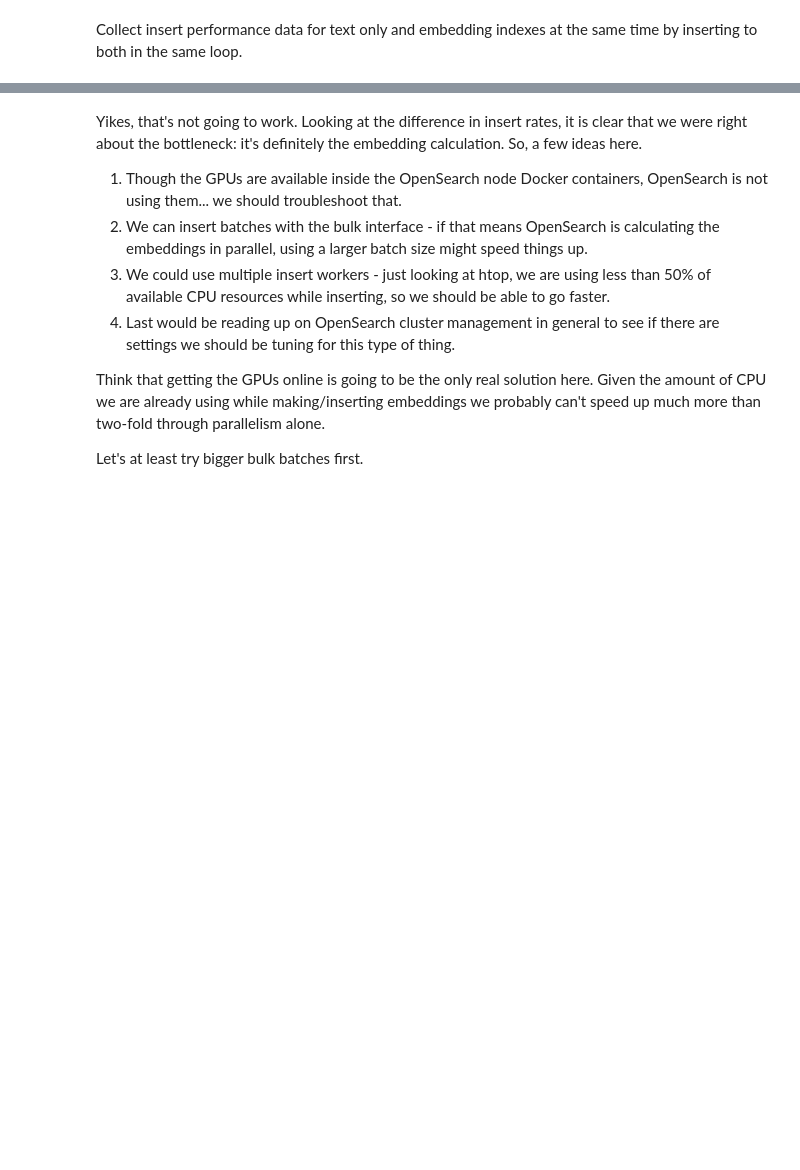
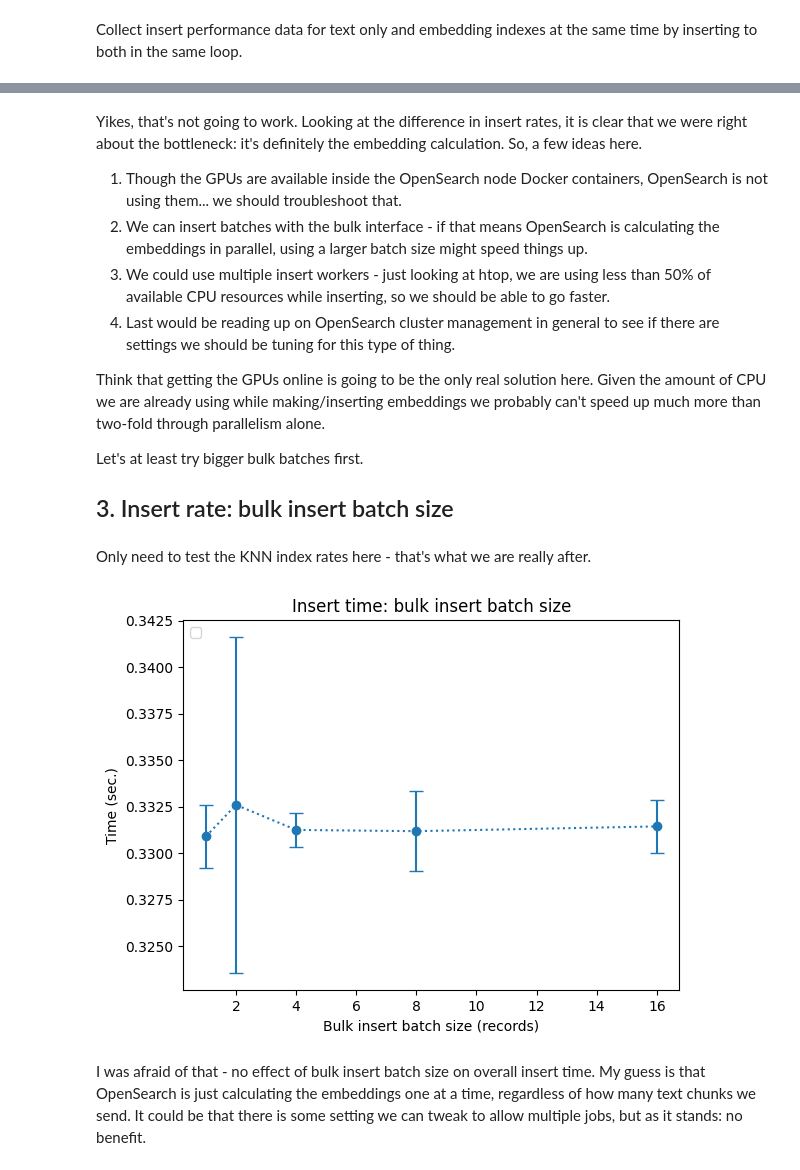
Before and after one commit to gperdrizet/OpenSearch, a Jupyter notebook: semantic_search/notebooks/03-opensearch_indexing.ipynb, the cells around one changed output, grey strips where cells are left out. Saved outputs shown, nothing was run; the diff lists cells and outputs as text; code cells hidden in the pictures; blank space fills up the shorter version.

```diff
--- a/semantic_search/notebooks/03-opensearch_indexing.ipynb
+++ b/semantic_search/notebooks/03-opensearch_indexing.ipynb
@@ -200,3 +227,16 @@ Yikes, that's not going to work. Looking at the difference in insert rates, it i
 Think that getting the GPUs online is going to be the only real solution here. Given the amount of CPU we are already using while making/inserting embeddings we probably can't speed up much more than two-fold through parallelism alone.
 
 Let's at least try bigger bulk batches first.
+
+## 3. Insert rate: bulk insert batch size
+# %%
+# Bulk insert batch sizes to test
+batch_sizes=[1,2,4,8,16]
+
+# Replicates for each batch size
+batch_size_replicates=3
+
+# Holder for results
+results={}
+# %% [markdown]
+Only need to test the KNN index rates here - that's what we are really after.
@@ -202,0 +315,28 @@ Let's at least try bigger bulk batches first.
+# %%
+plt.title('Insert time: bulk insert batch size')
+plt.xlabel('Bulk insert batch size (records)')
+plt.ylabel('Time (sec.)')
+
+standard_deviations=[]
+means=[]
+
+for batch_size in batch_sizes:
+    times=results[f'{batch_size}']
+    means.append(np.mean(times))
+    standard_deviations.append(np.std(times))
+
+plt.errorbar(
+    batch_sizes,
+    means,
+    yerr=standard_deviations,
+    linestyle='dotted',
+    marker='o',
+    capsize=5
+)
+
+plt.legend(loc = 'upper left')
+plt.show()
+# %% [output]
+[figure, added]
+# %% [markdown]
+I was afraid of that - no effect of bulk insert batch size on overall insert time. My guess is that OpenSearch is just calculating the embeddings one at a time, regardless of how many text chunks we send. It could be that there is some setting we can tweak to allow multiple jobs, but as it stands: no benefit.
```
Also changed, not shown: parts of 4 cells of this notebook, 2 other files.
